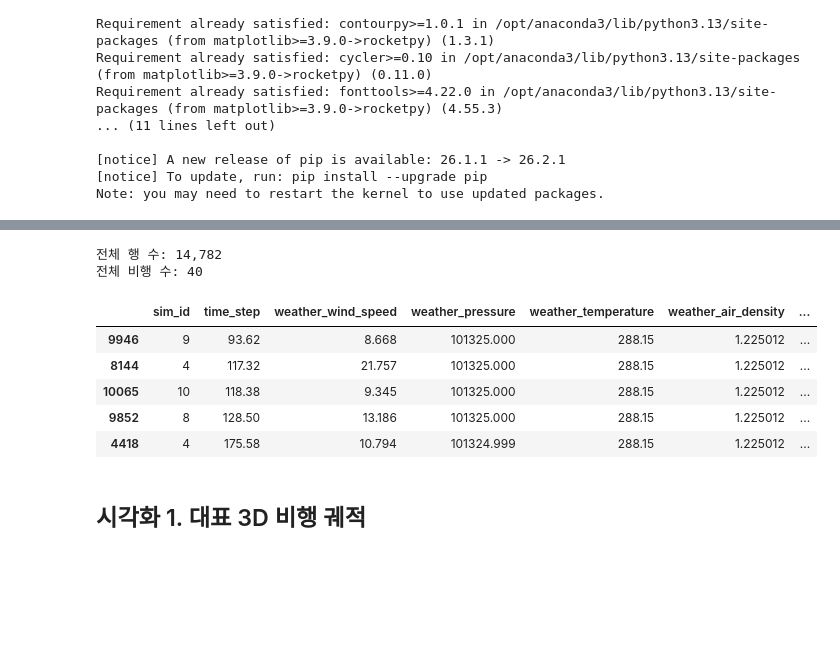
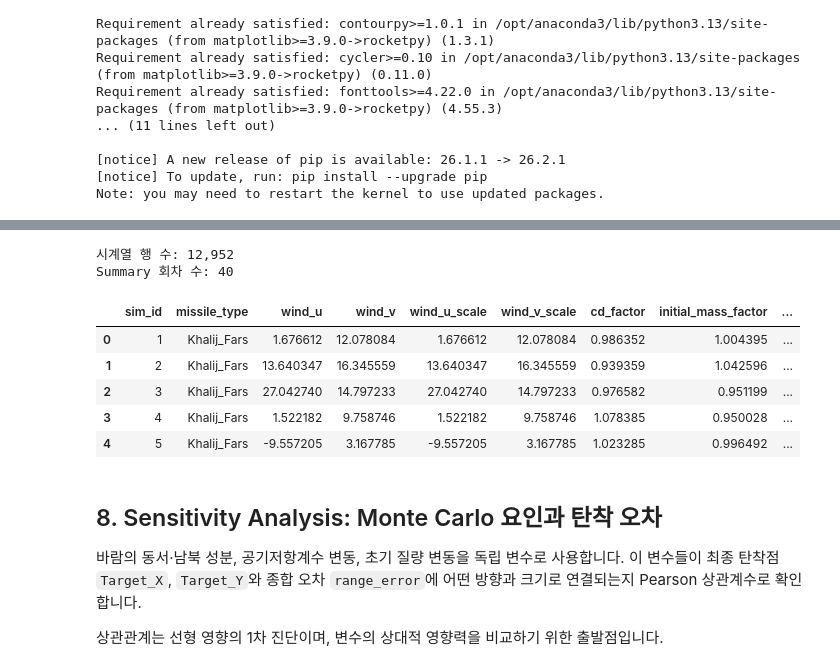
Before and after one commit to leetae04kr/fucking_missile, a Jupyter notebook: test.ipynb, the cells around one changed output, grey strips where cells are left out. Cells and saved outputs as stored; diff of their text form; code cells hidden in the pictures; blank space fills up the shorter version.

```diff
--- a/test.ipynb
+++ b/test.ipynb
@@ -251,18 +370,23 @@ def generate_dataset(missile_type):
 # %%
-# 기종별 데이터 생성 및 CSV 저장
+# 기종별 시계열 데이터와 회차별 요약 데이터 생성 및 저장
 print(
     f"기종별 {NUM_SIMULATIONS_PER_MISSILE}개, "
     f"총 {len(MISSILE_TYPES) * NUM_SIMULATIONS_PER_MISSILE}개 시뮬레이션을 시작합니다.\n"
 )
 
 for missile_type in MISSILE_TYPES:
-    print(f"[{missile_type}] 궤적 데이터 생성 중...")
-    dataset = generate_dataset(missile_type)
-    output_file = OUTPUT_FILE_TEMPLATE.format(missile_type)
-    dataset.to_csv(output_file, index=False)
-    print(f"저장 완료: {output_file} ({len(dataset):,}행)\n")
+    print(f"[{missile_type}] 궤적 및 요약 데이터 생성 중...")
+    time_series, summary = generate_dataset(missile_type)
 
-print("모든 미사일 궤적 데이터셋 생성이 완료되었습니다.")
+    time_series_file = OUTPUT_FILE_TEMPLATE.format(missile_type)
+    summary_file = SUMMARY_FILE_TEMPLATE.format(missile_type)
+    time_series.to_csv(time_series_file, index=False)
+    summary.to_csv(summary_file, index=False)
+
+    print(f"시계열 저장: {time_series_file} ({len(time_series):,}행)")
+    print(f"요약 저장: {summary_file} ({len(summary):,}행)\n")
+
+print("모든 시계열 및 회차별 요약 데이터셋 생성이 완료되었습니다.")
 # %% [output]
 기종별 10개, 총 40개 시뮬레이션을 시작합니다.
 
@@ -402,32 +528,51 @@ matplotlib 한글 폰트: AppleGothic
 # %%
-# 시각화용 공통 전처리
-terminal_data = (
-    trajectory_data.sort_values("time_step")
-    .groupby(["missile_type", "sim_id"], as_index=False)
-    .tail(1)
-    .copy()
+# 분석용 공통 전처리
+terminal_data = summary_data.copy()
+terminal_data["target_distance"] = np.hypot(
+    terminal_data["target_x"],
+    terminal_data["target_y"],
 )
-terminal_data["target_distance"] = np.sqrt(
-    terminal_data["Target_X"] ** 2 + terminal_data["Target_Y"] ** 2
+
+trajectory_data["speed"] = np.sqrt(
+    trajectory_data["vx"] ** 2
+    + trajectory_data["vy"] ** 2
+    + trajectory_data["vz"] ** 2
+)
+trajectory_data["acceleration_magnitude"] = np.sqrt(
+    trajectory_data["ax"] ** 2
+    + trajectory_data["ay"] ** 2
+    + trajectory_data["az"] ** 2
 )
 
 weather_sample = trajectory_data.sample(
     n=min(10000, len(trajectory_data)),
     random_state=42,
 ).sort_values("z")
 
-print(f"전체 행 수: {len(trajectory_data):,}")
-print(f"전체 비행 수: {len(terminal_data):,}")
+sensitivity_inputs = [
+    "wind_u",
+    "wind_v",
+    "cd_factor",
+    "initial_mass_factor",
+]
+summary_targets = ["target_x", "target_y", "range_error"]
+
+print(f"시계열 행 수: {len(trajectory_data):,}")
+print(f"Summary 회차 수: {len(terminal_data):,}")
 terminal_data.head()
 # %% [output]
-전체 행 수: 14,782
-전체 비행 수: 40
+시계열 행 수: 12,952
+Summary 회차 수: 40
-|  | sim_id | time_step | weather_wind_speed | weather_pressure | weather_temperature | weather_air_density | ... |
-| 9946 | 9 | 93.62 | 8.668 | 101325.000 | 288.15 | 1.225012 | ... |
-| 8144 | 4 | 117.32 | 21.757 | 101325.000 | 288.15 | 1.225012 | ... |
-| 10065 | 10 | 118.38 | 9.345 | 101325.000 | 288.15 | 1.225012 | ... |
-| 9852 | 8 | 128.50 | 13.186 | 101325.000 | 288.15 | 1.225012 | ... |
-| 4418 | 4 | 175.58 | 10.794 | 101324.999 | 288.15 | 1.225012 | ... |
+|  | sim_id | missile_type | wind_u | wind_v | wind_u_scale | wind_v_scale | cd_factor | initial_mass_factor | ... |
+| 0 | 1 | Khalij_Fars | 1.676612 | 12.078084 | 1.676612 | 12.078084 | 0.986352 | 1.004395 | ... |
+| 1 | 2 | Khalij_Fars | 13.640347 | 16.345559 | 13.640347 | 16.345559 | 0.939359 | 1.042596 | ... |
+| 2 | 3 | Khalij_Fars | 27.042740 | 14.797233 | 27.042740 | 14.797233 | 0.976582 | 0.951199 | ... |
+| 3 | 4 | Khalij_Fars | 1.522182 | 9.758746 | 1.522182 | 9.758746 | 1.078385 | 0.950028 | ... |
+| 4 | 5 | Khalij_Fars | -9.557205 | 3.167785 | -9.557205 | 3.167785 | 1.023285 | 0.996492 | ... |
 # %% [markdown]
-## 시각화 1. 대표 3D 비행 궤적
+## 8. Sensitivity Analysis: Monte Carlo 요인과 탄착 오차
+
+바람의 동서·남북 성분, 공기저항계수 변동, 초기 질량 변동을 독립 변수로 사용합니다. 이 변수들이 최종 탄착점 `Target_X`, `Target_Y`와 종합 오차 `range_error`에 어떤 방향과 크기로 연결되는지 Pearson 상관계수로 확인합니다.
+
+상관관계는 선형 영향의 1차 진단이며, 변수의 상대적 영향력을 비교하기 위한 출발점입니다.
 # %%
```
Also changed, not shown: parts of 32 cells of this notebook, 8 other files.
